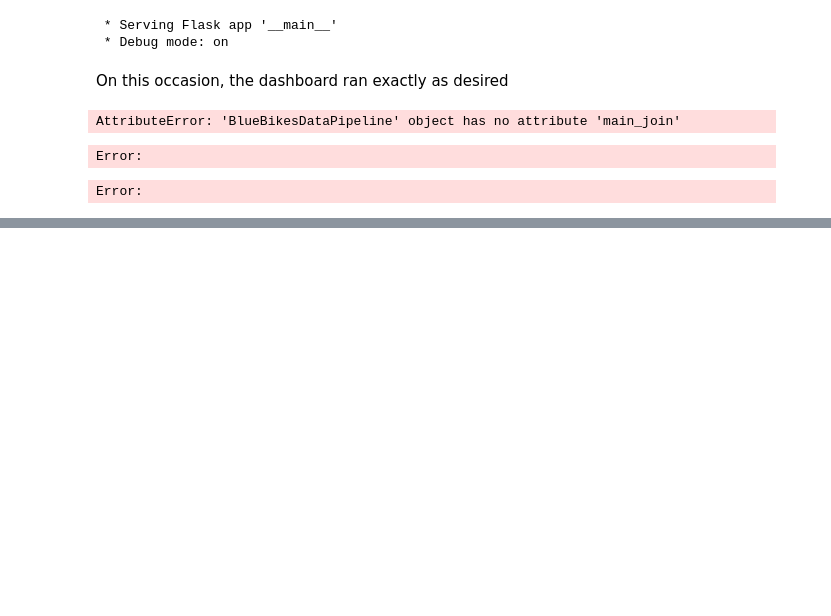
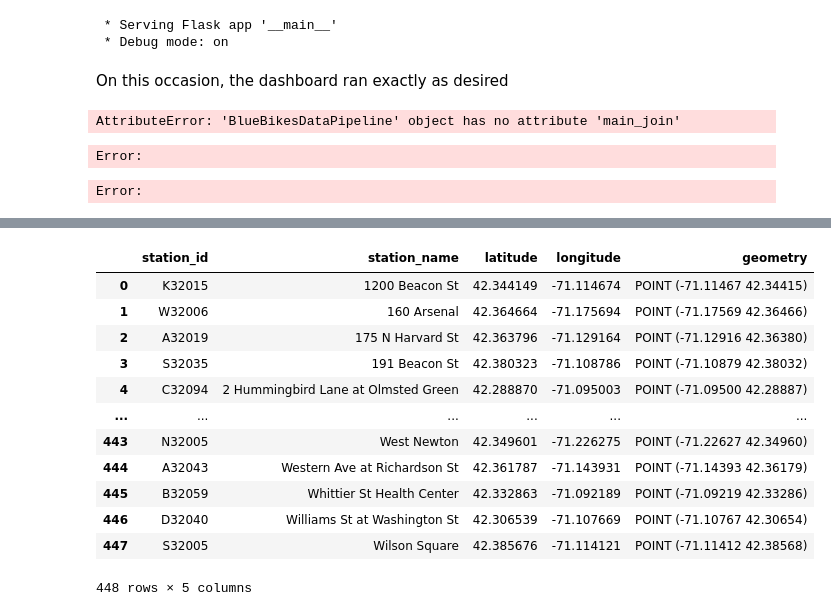
Before and after one commit to dlmolloy97/BikeShareAI, a Jupyter notebook: Workbench.ipynb, the cells around one changed output, grey strips where cells are left out. Cells and saved outputs as stored; diff of their text form; code cells hidden in the pictures; blank space fills up the shorter version.

```diff
--- a/Workbench.ipynb
+++ b/Workbench.ipynb
@@ -2125,0 +2306,16 @@ Error:
+# %%
+stations_neighbourhoods
+# %% [output]
+|  | station_id | station_name | latitude | longitude | geometry |
+| 0 | K32015 | 1200 Beacon St | 42.344149 | -71.114674 | POINT (-71.11467 42.34415) |
+| 1 | W32006 | 160 Arsenal | 42.364664 | -71.175694 | POINT (-71.17569 42.36466) |
+| 2 | A32019 | 175 N Harvard St | 42.363796 | -71.129164 | POINT (-71.12916 42.36380) |
+| 3 | S32035 | 191 Beacon St | 42.380323 | -71.108786 | POINT (-71.10879 42.38032) |
+| 4 | C32094 | 2 Hummingbird Lane at Olmsted Green | 42.288870 | -71.095003 | POINT (-71.09500 42.28887) |
+| ... | ... | ... | ... | ... | ... |
+| 443 | N32005 | West Newton | 42.349601 | -71.226275 | POINT (-71.22627 42.34960) |
+| 444 | A32043 | Western Ave at Richardson St | 42.361787 | -71.143931 | POINT (-71.14393 42.36179) |
+| 445 | B32059 | Whittier St Health Center | 42.332863 | -71.092189 | POINT (-71.09219 42.33286) |
+| 446 | D32040 | Williams St at Washington St | 42.306539 | -71.107669 | POINT (-71.10767 42.30654) |
+| 447 | S32005 | Wilson Square | 42.385676 | -71.114121 | POINT (-71.11412 42.38568) |
+448 rows × 5 columns
```
Also changed, not shown: parts of 14 cells of this notebook, 4 other files.
